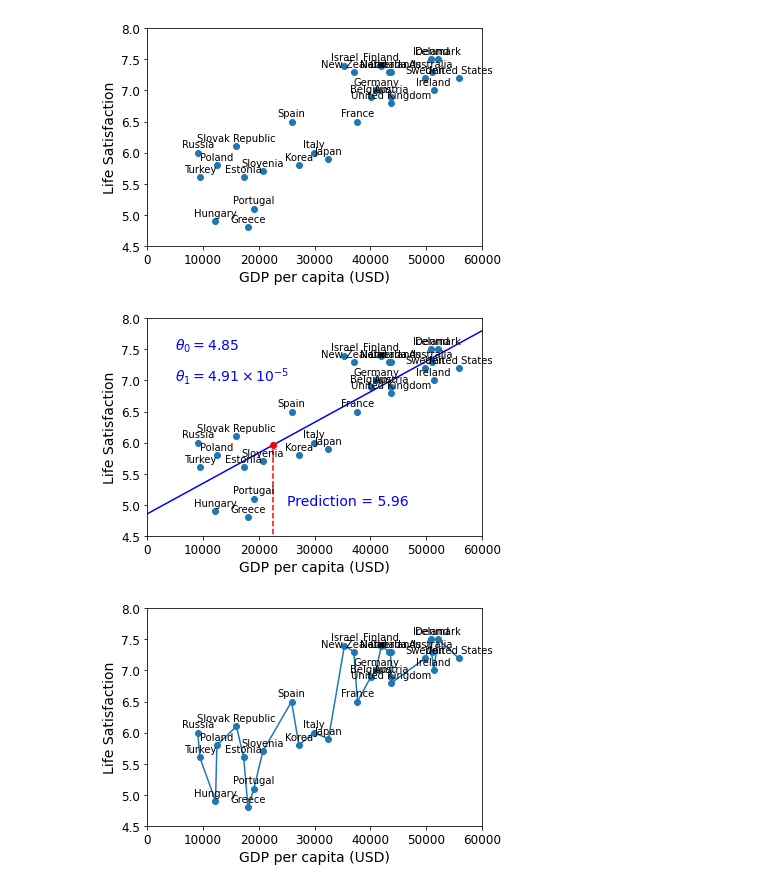
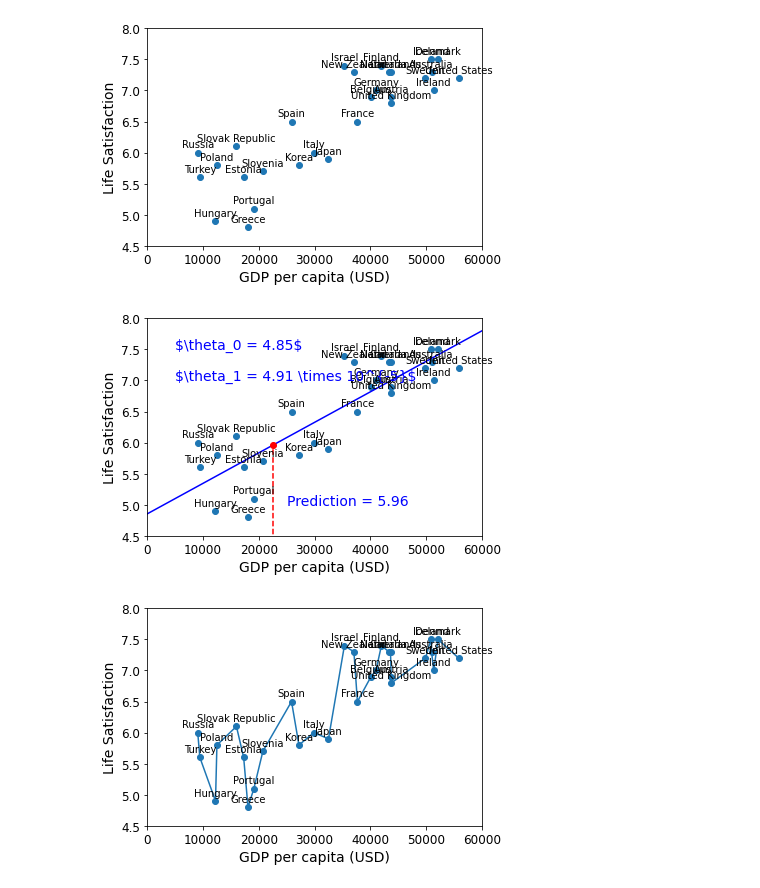
Before and after one commit to romangrothausmann/handson-ml2, a Jupyter notebook: 01_the_machine_learning_landscape.ipynb, the cells around one changed output. Saved outputs shown, nothing was run; the diff lists cells and outputs as text; code cells hidden in the pictures.

Commit message:
suppress latex interpretation for plot labels (for inclusion in latex without UTF8 greek):
https://stackoverflow.com/questions/10284847/python-matplotlib-annotate-line-break-with-and-without-latex

```diff
--- a/01_the_machine_learning_landscape.ipynb
+++ b/01_the_machine_learning_landscape.ipynb
@@ -142,19 +142,19 @@ plt.show()
 # %%
 X = np.c_[country_stats["GDP per capita"]]
 y = np.c_[country_stats["Life satisfaction"]]
 
 scatter_plot()
 X=np.linspace(0, 60000, 1000)
 plt.plot(X, t0 + t1*X, "b")
-plt.text(5000, 7.5, r"$\theta_0 = 4.85$", fontsize=14, color="b")
-plt.text(5000, 7.0, r"$\theta_1 = 4.91 \times 10^{-5}$", fontsize=14, color="b")
+plt.text(5000, 7.5, "\$\\theta_0 = 4.85\$", fontsize=14, color="b")
+plt.text(5000, 7.0, "\$\\theta_1 = 4.91 \\times 10^{-5}\$", fontsize=14, color="b")
 plt.plot([cyprus_gdp_per_capita, cyprus_gdp_per_capita], [0, cyprus_predicted_life_satisfaction], "r--")
-plt.text(25000, 5.0, r"Prediction = 5.96", fontsize=14, color="b")
+plt.text(25000, 5.0, "Prediction = 5.96", fontsize=14, color="b")
 plt.plot(cyprus_gdp_per_capita, cyprus_predicted_life_satisfaction, "ro")
 
 plt.savefig("images/fundamentals/ML2_scatter-label_fit.svg", format="svg", transparent=True)
 # %% [output]
-[figure, old version]
+[figure, new version]
 # %%
 X = np.c_[country_stats["GDP per capita"]]
 y = np.c_[country_stats["Life satisfaction"]]
```
Also changed, not shown: 1 other file.
